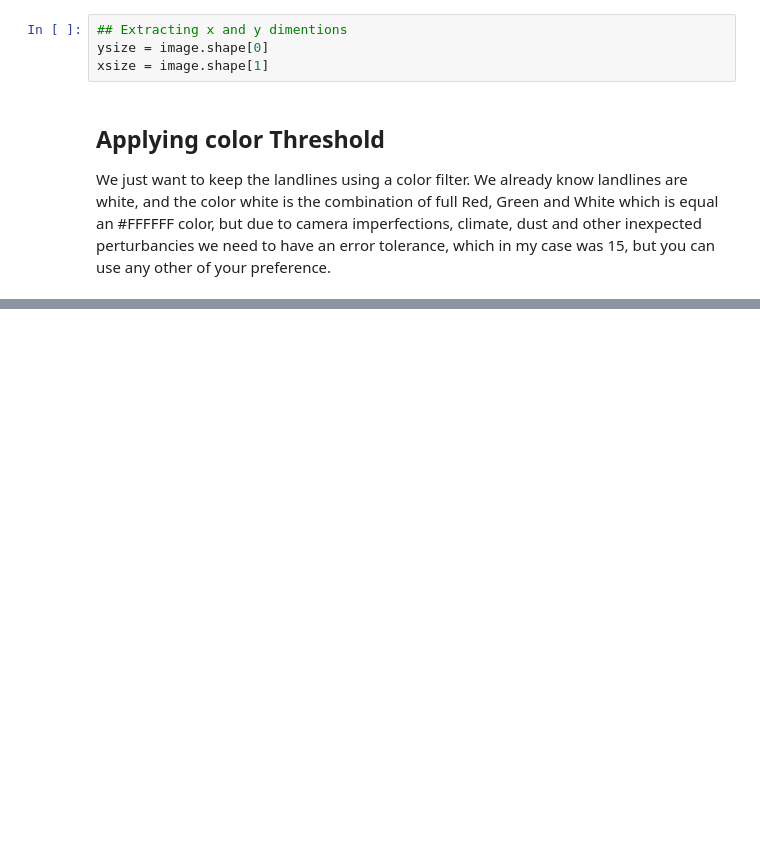
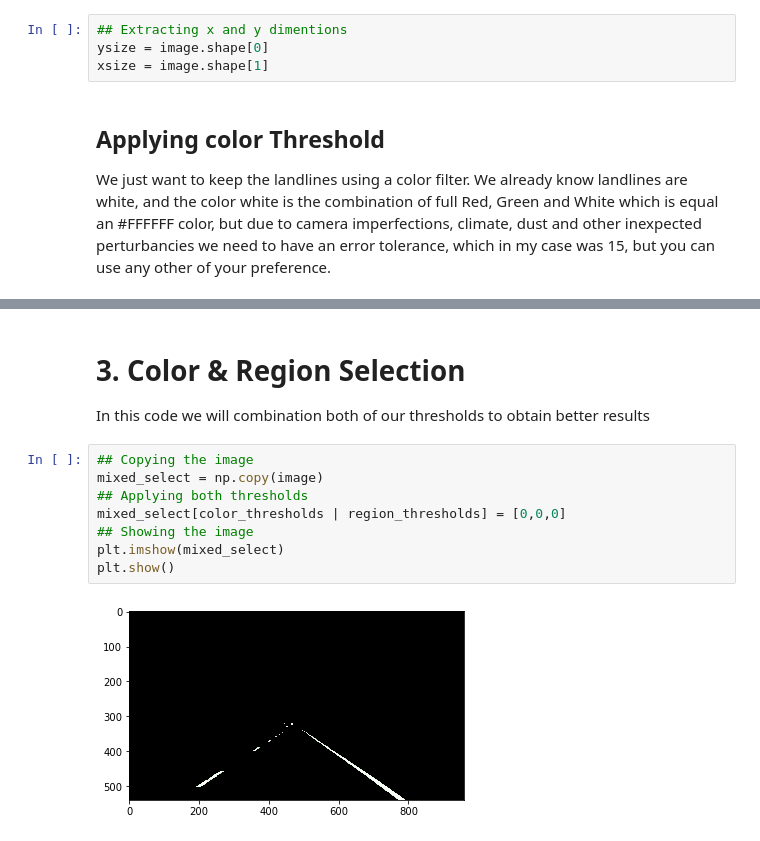
Before and after one commit to rbtluisenriquerbt/selfdrivingcarnanodegree, a Jupyter notebook: Project1/Project 1.ipynb, the cells around one changed output, grey strips where cells are left out. Cells and saved outputs as stored; diff of their text form; blank space fills up the shorter version.

```diff
--- a/Project1/Project 1.ipynb
+++ b/Project1/Project 1.ipynb
@@ -65,0 +142,13 @@ plt.show()
+# %% [markdown]
+# 3. Color & Region Selection
+In this code we will combination both of our thresholds to obtain better results
+# %%
+## Copying the image
+mixed_select = np.copy(image)
+## Applying both thresholds
+mixed_select[color_thresholds | region_thresholds] = [0,0,0]
+## Showing the image
+plt.imshow(mixed_select)
+plt.show()
+# %% [output]
+[figure, added]
```
Also changed, not shown: parts of 11 cells of this notebook.
